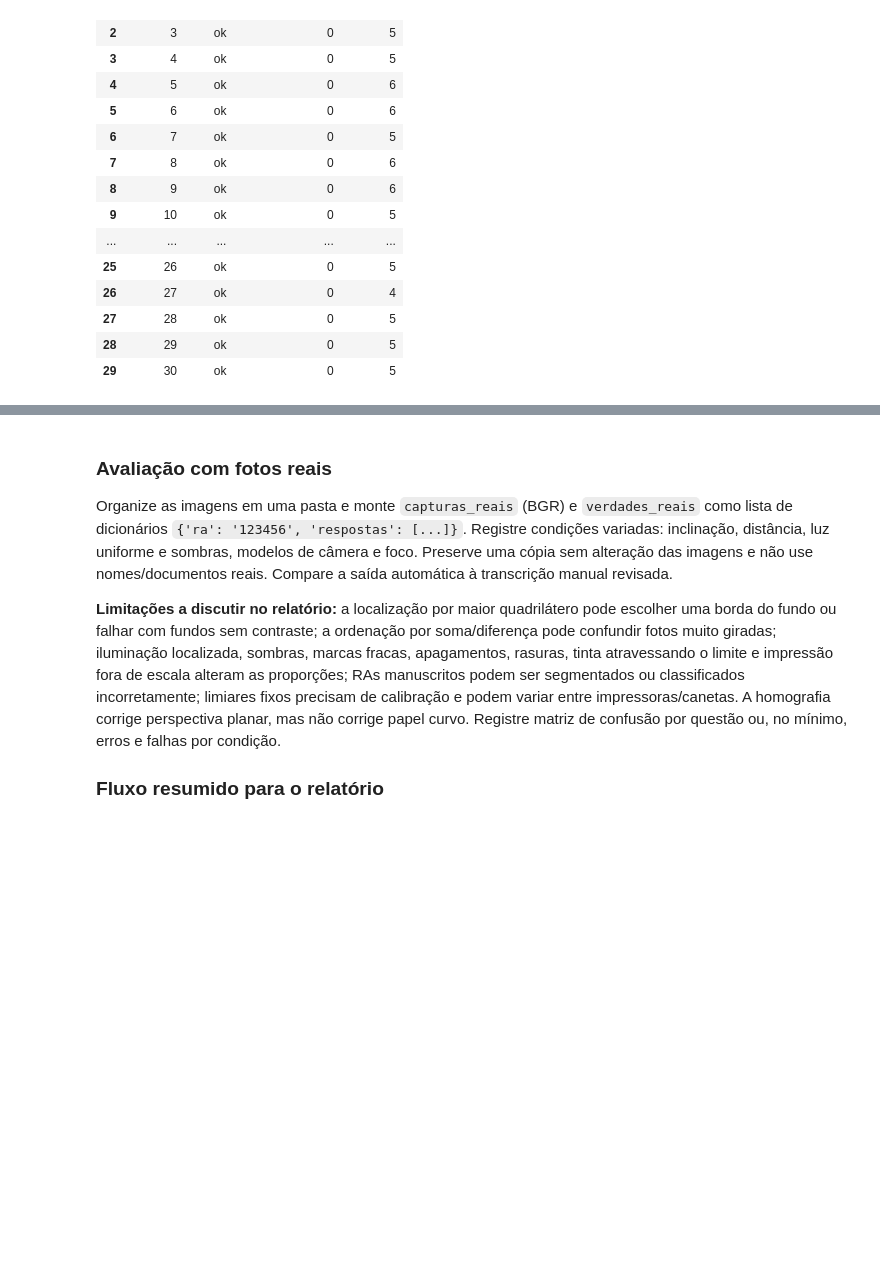
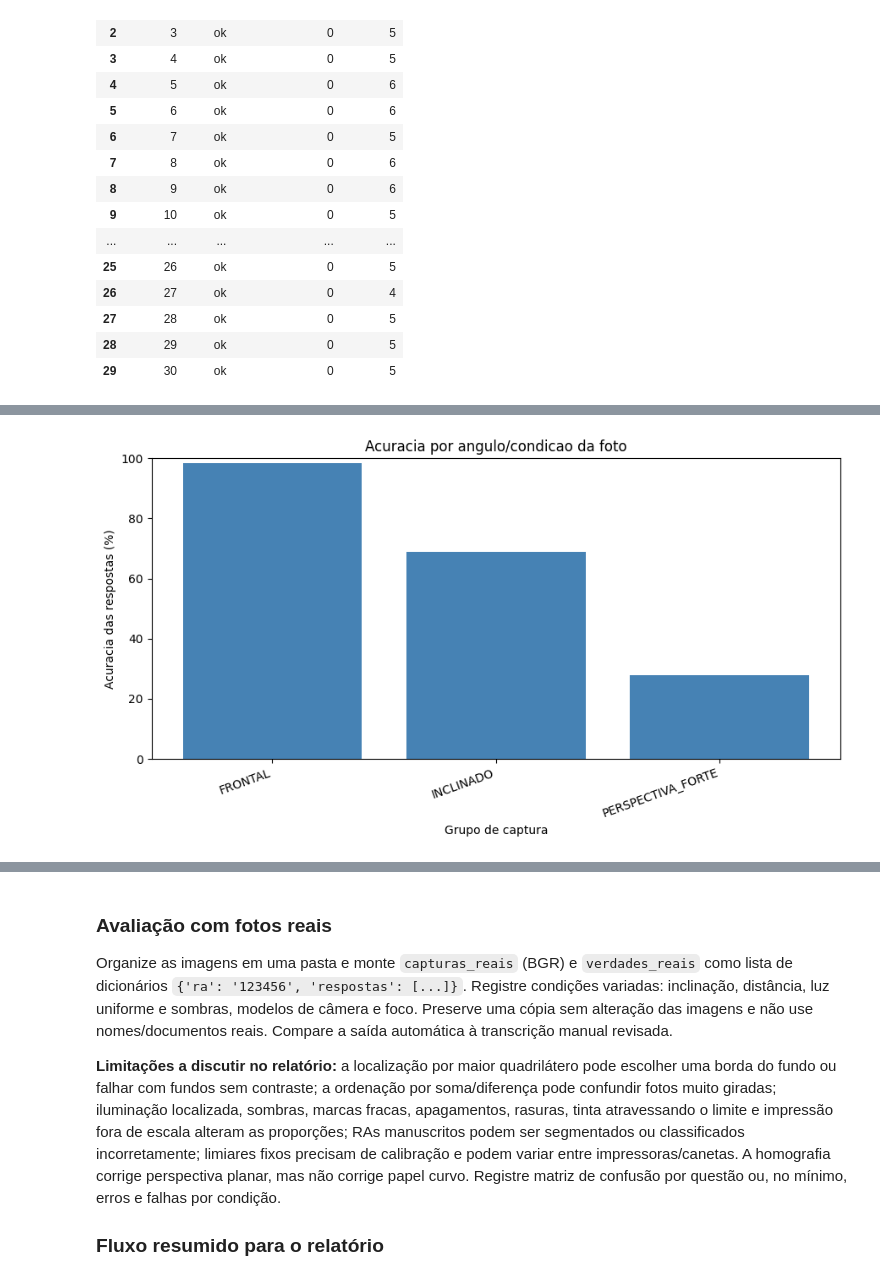
Before and after one commit to JRanolfi/OCR-Gabarito, a Jupyter notebook: omr_corretor_provas.ipynb, the cells around one changed output, grey strips where cells are left out. Cells and saved outputs as stored; diff of their text form; code cells hidden in the pictures; blank space fills up the shorter version.

Commit message:
Feat: Catagorizar fotos

```diff
--- a/omr_corretor_provas.ipynb
+++ b/omr_corretor_provas.ipynb
@@ -470,6 +472,8 @@ erros_resp_real = total_resp_real = erros_ra_real = total_ra_real = 0
 col_questoes = [f'Q{i:02d}' for i in range(1, N_QUESTOES+1)]
 for _, linha in df_gt_real.iterrows():
     nome = str(linha['arquivo']).strip()
+    grupo_foto = str(linha.get('grupo_foto', '')).strip()
+    if not grupo_foto or grupo_foto.lower() == 'nan': grupo_foto = 'sem_grupo'
     caminho = PASTA_FOTOS / nome
     if not caminho.is_file():
         img = None
@@ -486,7 +490,7 @@ for _, linha in df_gt_real.iterrows():
     respostas_gt = [str(linha[q]).strip().upper() for q in col_questoes]
     ra_gt = str(linha['ra']).strip()
     referencia_completa = bool(ra_gt) and all(a in OPCOES+['BRANCO','DUPLA'] for a in respostas_gt)
-    registro = {'arquivo': nome, 'ra_lido': '', 'ra_status': '', 'metodo_localizacao': '', 'nota': np.nan, 'status': ''}
+    registro = {'arquivo': nome, 'grupo_foto': grupo_foto, 'ra_lido': '', 'ra_status': '', 'metodo_localizacao': '', 'nota': np.nan, 'status': ''}
     respostas_lidas = [''] * N_QUESTOES
     r = None
     try:
@@ -514,7 +518,7 @@ for _, linha in df_gt_real.iterrows():
             erro_ra = distancia_edicao(r['ra'],ra_gt)
         erros_resp_real += erro_resp
         erros_ra_real += erro_ra
-        detalhes_reais.append({'arquivo':nome,'status':registro['status'],'erros_respostas':erro_resp,'erros_ra':erro_ra})
+        detalhes_reais.append({'arquivo':nome,'grupo_foto':grupo_foto,'status':registro['status'],'erros_respostas':erro_resp,'erros_ra':erro_ra})
 
 df_leituras_reais = pd.DataFrame(leituras)
 df_leituras_reais.to_csv('leituras_automaticas.csv', index=False, encoding='utf-8-sig')
@@ -529,6 +533,87 @@ if detalhes_reais:
                  'folhas_avaliadas':len(detalhes_reais)}
     print('AVALIACAO REAL:',resumo_real)
     display(pd.DataFrame(detalhes_reais))
+    df_grupos = pd.DataFrame(detalhes_reais).groupby('grupo_foto', dropna=False).agg(
+        folhas=('arquivo','count'), erros_respostas=('erros_respostas','sum')
+    ).reset_index()
+    df_grupos['questoes_avaliadas'] = df_grupos['folhas'] * N_QUESTOES
+    df_grupos['acuracia_respostas'] = 1 - df_grupos['erros_respostas'] / df_grupos['questoes_avaliadas']
+    print('ACURACIA DAS RESPOSTAS POR GRUPO DE FOTO:')
+    display(df_grupos)
+    plt.figure(figsize=(9,5))
+    plt.bar(df_grupos['grupo_foto'].astype(str), df_grupos['acuracia_respostas']*100, color='steelblue')
+    plt.ylabel('Acuracia das respostas (%)'); plt.xlabel('Grupo de captura')
+    plt.title('Acuracia por angulo/condicao da foto'); plt.ylim(0,100)
+    plt.xticks(rotation=20, ha='right'); plt.tight_layout(); plt.show()
 else:
     print('Preencha o gabarito_manual.csv com as respostas verdadeiras; a taxa real ainda nao pode ser calculada.')
+
+# Grafico das respostas lidas nas fotos reais, comparadas com o gabarito manual.
+# Questao sem resposta de referencia ou sem alternativa A-E lida nao entra no grafico.
+plot_x_ok=[]; plot_y_ok=[]; plot_x_err=[]; plot_y_err=[]
+rng_plot=np.random.default_rng(2026)
+for _, ref in df_gt_real.iterrows():
+    nome=str(ref['arquivo']).strip()
+    lidas=df_leituras_reais[df_leituras_reais['arquivo']==nome]
+    if lidas.empty: continue
+    lida=lidas.iloc[0]
+    for q in range(N_QUESTOES):
+        esperado=str(ref[f'Q{q+1:02d}']).strip().upper()
+        resposta=str(lida.get(f'Q{q+1:02d}_lida','')).strip().upper()
+        if esperado not in OPCOES or resposta not in OPCOES: continue
+        # Pequena dispersao visual revela respostas de varias provas sobrepostas.
+        x=q+1+rng_plot.uniform(-0.10,0.10)
+        y=OPCOES.index(resposta)+rng_plot.uniform(-0.08,0.08)
+        if resposta==esperado: plot_x_ok.append(x); plot_y_ok.append(y)
+        else: plot_x_err.append(x); plot_y_err.append(y)
+
+plt.figure(figsize=(12,6))
+plt.scatter(plot_x_ok,plot_y_ok,marker='x',color='green',alpha=.65,s=38)
+plt.scatter(plot_x_err,plot_y_err,marker='x',color='red',alpha=.75,s=38)
+plt.title('Respostas marcadas nas folhas reais')
+plt.xlabel('Questao'); plt.ylabel('Alternativa lida')
+plt.xlim(.5,N_QUESTOES+.5); plt.ylim(-.5,N_OPCOES-.5)
+plt.xticks(range(1,N_QUESTOES+1)); plt.yticks(range(N_OPCOES),OPCOES)
+plt.grid(axis='both',alpha=.2); plt.tight_layout(); plt.show()
+
+
+# Exporta a planilha de notas reais e gera estatisticas a partir das fotos avaliadas.
+colunas_notas=['arquivo','grupo_foto','ra_lido','ra_status','nota','status']
+df_notas_reais=df_leituras_reais.reindex(columns=colunas_notas)
+df_notas_reais.to_csv('notas_reais.csv',index=False,encoding='utf-8-sig')
+print('Notas reais salvas em notas_reais.csv')
+display(df_notas_reais)
+
+notas_validas=pd.to_numeric(df_leituras_reais['nota'],errors='coerce').dropna()
+if len(notas_validas):
+    plt.figure(figsize=(8,5))
+    plt.hist(notas_validas,bins=np.arange(-0.25,10.75,0.5),edgecolor='black')
+    plt.xlabel('Nota (0 a 10)'); plt.ylabel('Quantidade de folhas')
+    plt.title('Distribuicao das notas nas folhas reais')
+    plt.xticks(np.arange(0,10.5,0.5),rotation=45); plt.tight_layout(); plt.show()
+
+# Para o indice por questao, compara a leitura com a referencia manual completa.
+mascara_ref=df_gt_real['ra'].astype(str).str.strip().ne('')
+for q in col_questoes:
+    mascara_ref &= df_gt_real[q].astype(str).str.strip().str.upper().isin(OPCOES+['BRANCO','DUPLA'])
+df_ref_completa=df_gt_real.loc[mascara_ref,['arquivo']+col_questoes].copy()
+if not df_ref_completa.empty:
+    col_lidas=[f'Q{i:02d}_lida' for i in range(1,N_QUESTOES+1)]
+    df_compara=df_ref_completa.merge(df_leituras_reais[['arquivo']+col_lidas],on='arquivo',how='left')
+    linhas_indice=[]
+    for i,q in enumerate(col_questoes):
+        esperado=df_compara[q].astype(str).str.strip().str.upper()
+        lido=df_compara[col_lidas[i]].fillna('').astype(str).str.strip().str.upper()
+        linhas_indice.append({'questao':i+1,'indice_acerto':float((esperado==lido).mean()),'folhas_avaliadas':len(df_compara)})
+    df_indice_acerto_real=pd.DataFrame(linhas_indice)
+    print('INDICE DE ACERTO REAL POR QUESTAO:')
+    display(df_indice_acerto_real)
+    plt.figure(figsize=(10,5))
+    plt.bar(df_indice_acerto_real['questao'],df_indice_acerto_real['indice_acerto'],color='steelblue')
+    plt.xlabel('Questao'); plt.ylabel('Proporcao correta'); plt.ylim(0,1)
+    plt.title('Indice de acerto por questao nas fotos reais')
+    plt.xticks(range(1,N_QUESTOES+1)); plt.grid(axis='y',alpha=.2)
+    plt.tight_layout(); plt.show()
+else:
+    print('Indice por questao nao calculado: preencha as referencias completas no gabarito_manual.csv.')
 # %% [output]
@@ -572,0 +663 @@ AVALIACAO REAL: {'acuracia_respostas': 0.7727272727272727, 'taxa_erro_respostas'
+[figure, added]
```
Also changed, not shown: parts of 2 cells of this notebook, 3 other files.
